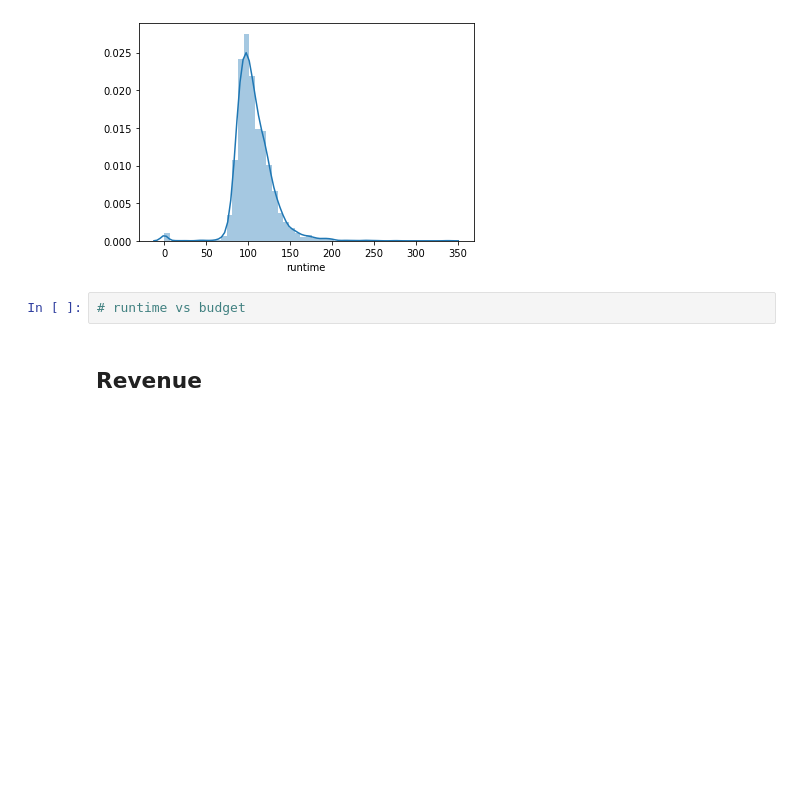
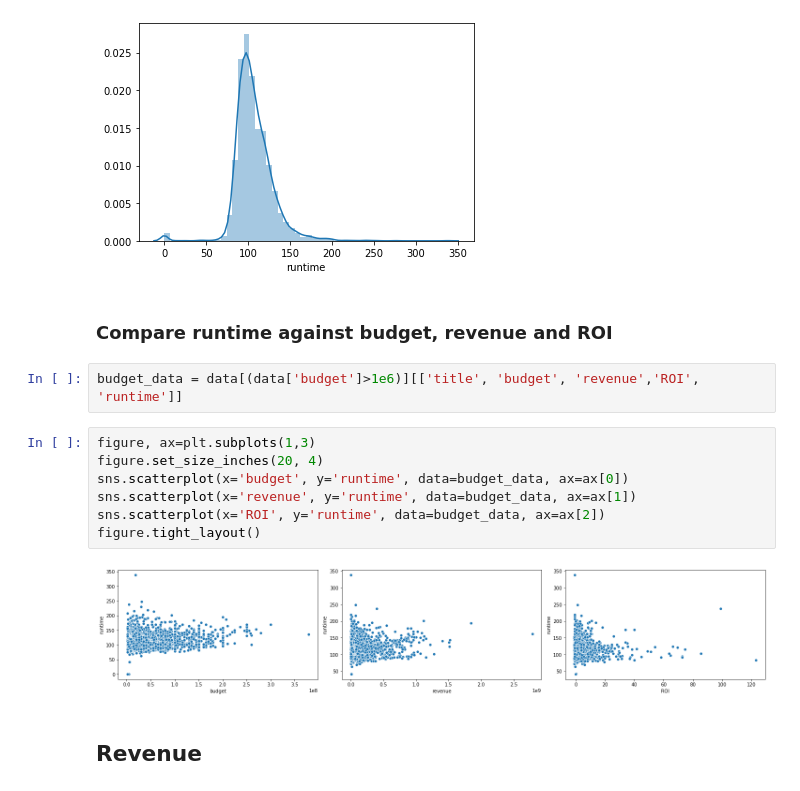
Before and after one commit to leyaof/movie-analysis, a Jupyter notebook: movie-analysis.ipynb, the cells around one changed output. Cells and saved outputs as stored; diff of their text form; blank space fills up the shorter version.

Commit message:
added runtime vs budget,revenue,ROI plot

```diff
--- a/movie-analysis.ipynb
+++ b/movie-analysis.ipynb
@@ -220,8 +232,19 @@ sns.distplot(data.runtime)
 # %% [output]
 <matplotlib.axes._subplots.AxesSubplot at 0x...>
 [figure]
-# %%
-# runtime vs budget
+# %% [markdown]
+### Compare runtime against budget, revenue and ROI
+# %%
+budget_data = data[(data['budget']>1e6)][['title', 'budget', 'revenue','ROI', 'runtime']]
+# %%
+figure, ax=plt.subplots(1,3)
+figure.set_size_inches(20, 4)
+sns.scatterplot(x='budget', y='runtime', data=budget_data, ax=ax[0])
+sns.scatterplot(x='revenue', y='runtime', data=budget_data, ax=ax[1])
+sns.scatterplot(x='ROI', y='runtime', data=budget_data, ax=ax[2])
+figure.tight_layout()
+# %% [output]
+[figure, added]
 # %% [markdown]
 ## Revenue
 # %%
```
Also changed, not shown: parts of 2 cells of this notebook.
